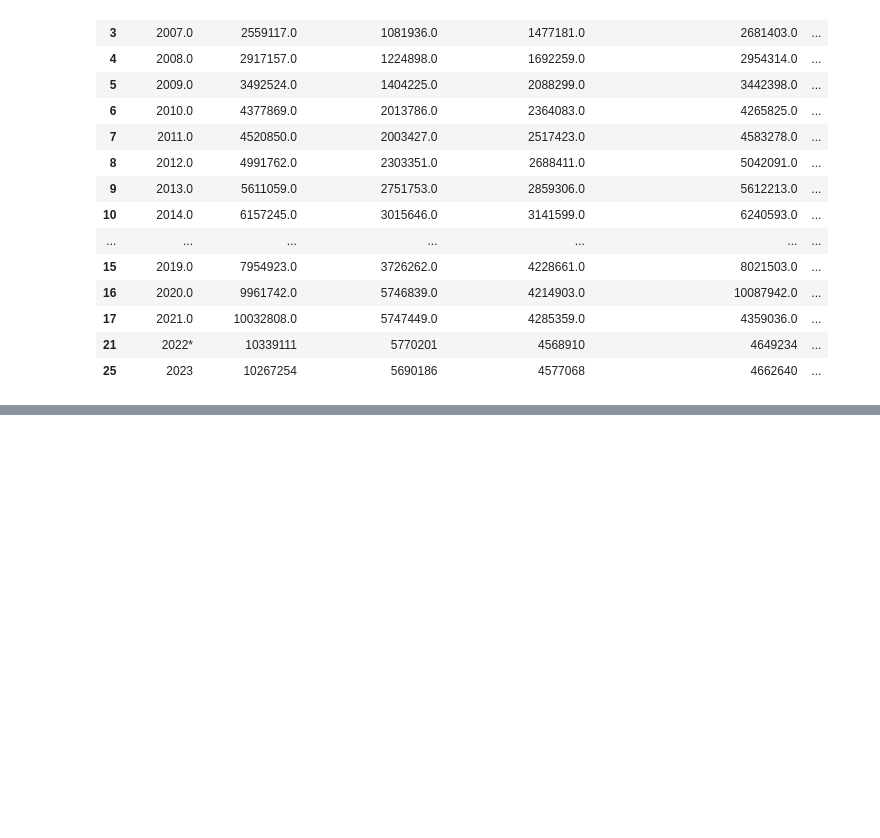
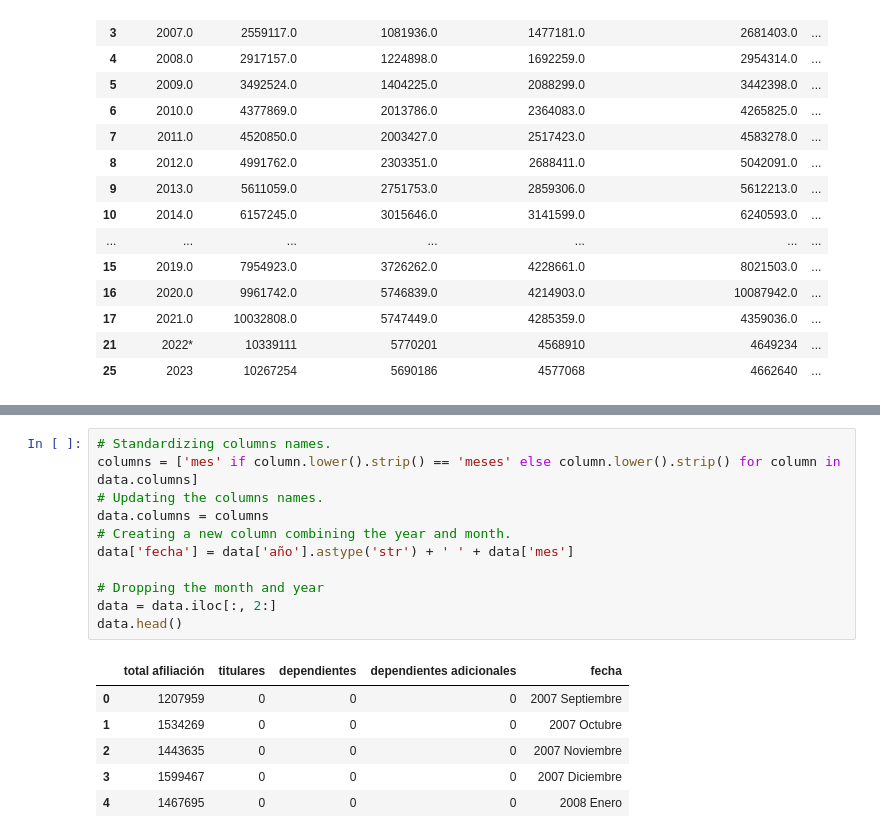
Before and after one commit to HarolReyes0/AnalisisIngresosPercapita, a Jupyter notebook: notebooks/data_modeling.ipynb, the cells around one changed output, grey strips where cells are left out. Cells and saved outputs as stored; diff of their text form; blank space fills up the shorter version.

```diff
--- a/notebooks/data_modeling.ipynb
+++ b/notebooks/data_modeling.ipynb
@@ -154,0 +177,18 @@ See the caveats in the documentation: https://pandas.pydata.org/pandas-docs/stab
+# %%
+# Standardizing columns names.
+columns = ['mes' if column.lower().strip() == 'meses' else column.lower().strip() for column in data.columns]
+# Updating the columns names.
+data.columns = columns
+# Creating a new column combining the year and month.
+data['fecha'] = data['año'].astype('str') + ' ' + data['mes']
+
+# Dropping the month and year
+data = data.iloc[:, 2:]
+data.head()
+# %% [output]
+|  | total afiliación | titulares | dependientes | dependientes adicionales | fecha |
+| 0 | 1207959 | 0 | 0 | 0 | 2007 Septiembre |
+| 1 | 1534269 | 0 | 0 | 0 | 2007 Octubre |
+| 2 | 1443635 | 0 | 0 | 0 | 2007 Noviembre |
+| 3 | 1599467 | 0 | 0 | 0 | 2007 Diciembre |
+| 4 | 1467695 | 0 | 0 | 0 | 2008 Enero |
```
Also changed, not shown: parts of 5 cells of this notebook.
